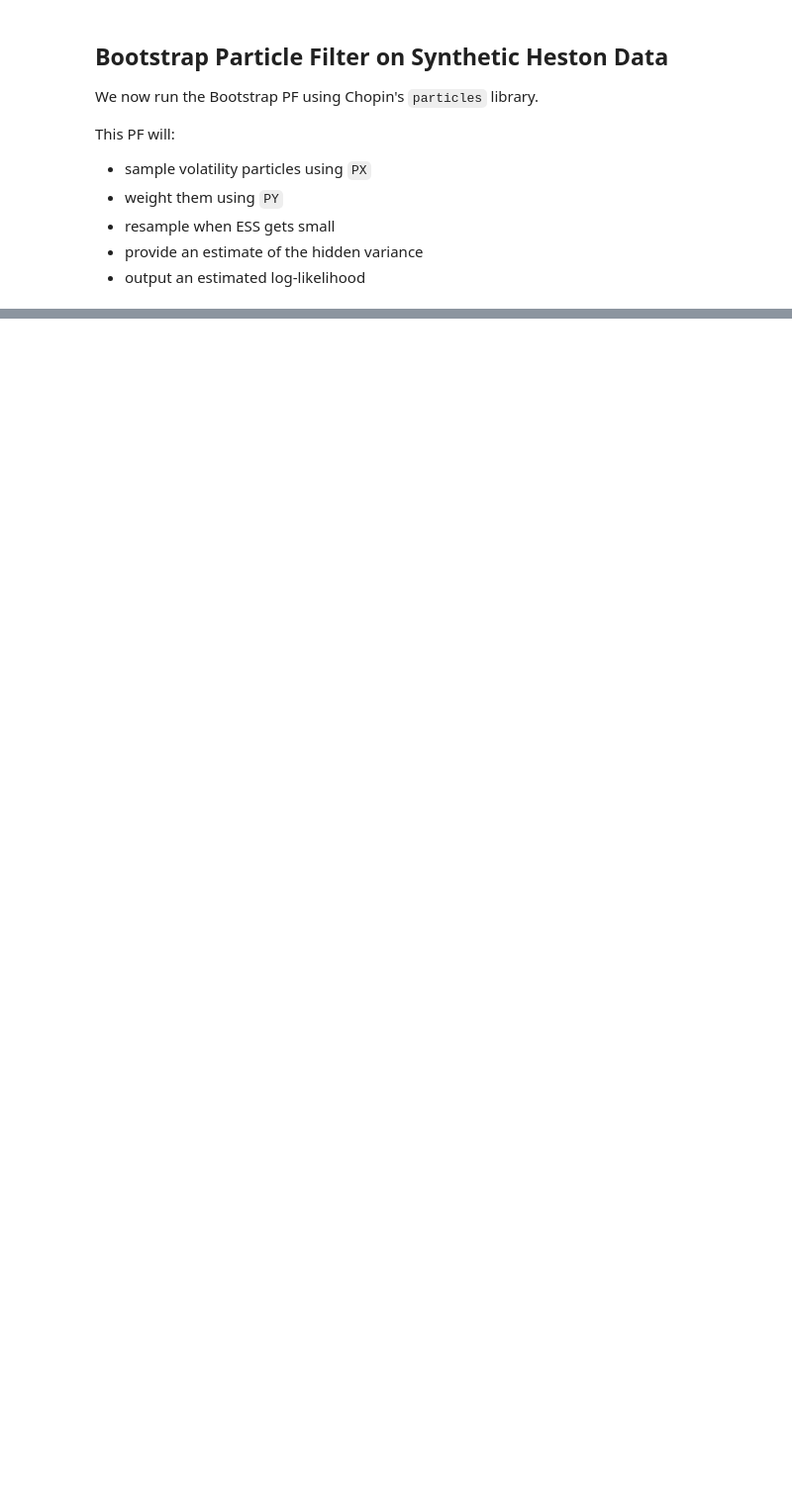
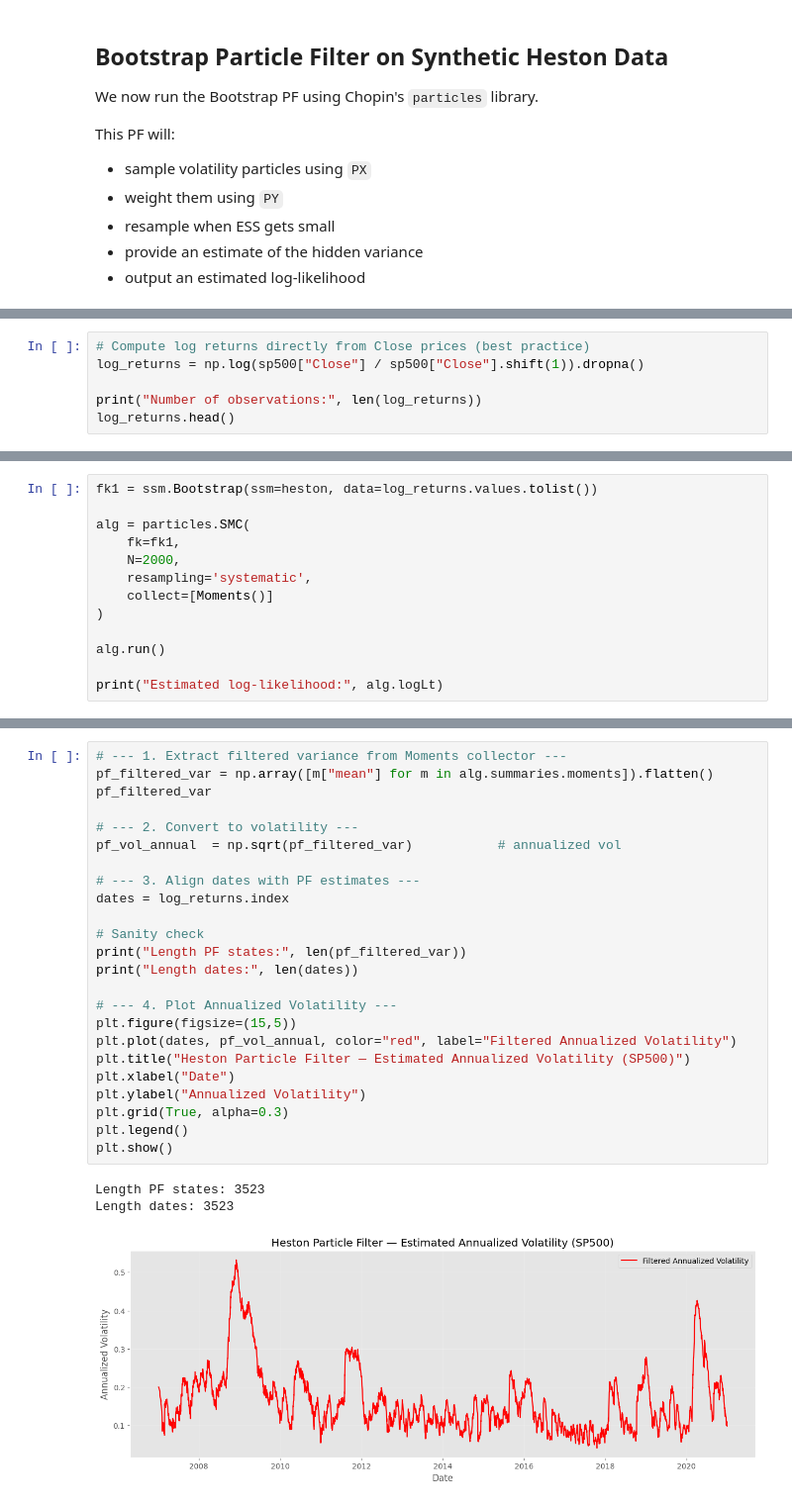
Before and after one commit to MichaelCarloH/heston-particle-filter-calibration, a Jupyter notebook: notebooks/exploration/heston_ssm_bootstrap_pf.ipynb, the cells around one changed output, grey strips where cells are left out. Shown: that part at 99% size. Cells and saved outputs as stored; diff of their text form; blank space fills up the shorter version.

```diff
--- a/notebooks/exploration/heston_ssm_bootstrap_pf.ipynb
+++ b/notebooks/exploration/heston_ssm_bootstrap_pf.ipynb
@@ -402,0 +374,6 @@ IndexError: tuple index out of range
+# %%
+# Compute log returns directly from Close prices (best practice)
+log_returns = np.log(sp500["Close"] / sp500["Close"].shift(1)).dropna()
+
+print("Number of observations:", len(log_returns))
+log_returns.head()
@@ -402,0 +389,13 @@ IndexError: tuple index out of range
+# %%
+fk1 = ssm.Bootstrap(ssm=heston, data=log_returns.values.tolist())
+
+alg = particles.SMC(
+    fk=fk1,
+    N=2000,
+    resampling='systematic',
+    collect=[Moments()]
+)
+
+alg.run()
+
+print("Estimated log-likelihood:", alg.logLt)
@@ -402,0 +410,28 @@ IndexError: tuple index out of range
+# %%
+# --- 1. Extract filtered variance from Moments collector ---
+pf_filtered_var = np.array([m["mean"] for m in alg.summaries.moments]).flatten()
+pf_filtered_var
+
+# --- 2. Convert to volatility ---
+pf_vol_annual  = np.sqrt(pf_filtered_var)           # annualized vol
+
+# --- 3. Align dates with PF estimates ---
+dates = log_returns.index
+
+# Sanity check
+print("Length PF states:", len(pf_filtered_var))
+print("Length dates:", len(dates))
+
+# --- 4. Plot Annualized Volatility ---
+plt.figure(figsize=(15,5))
+plt.plot(dates, pf_vol_annual, color="red", label="Filtered Annualized Volatility")
+plt.title("Heston Particle Filter — Estimated Annualized Volatility (SP500)")
+plt.xlabel("Date")
+plt.ylabel("Annualized Volatility")
+plt.grid(True, alpha=0.3)
+plt.legend()
+plt.show()
+# %% [output]
+Length PF states: 3523
+Length dates: 3523
+[figure, added]
```
Also changed, not shown: parts of 13 cells of this notebook, 3 other files.
